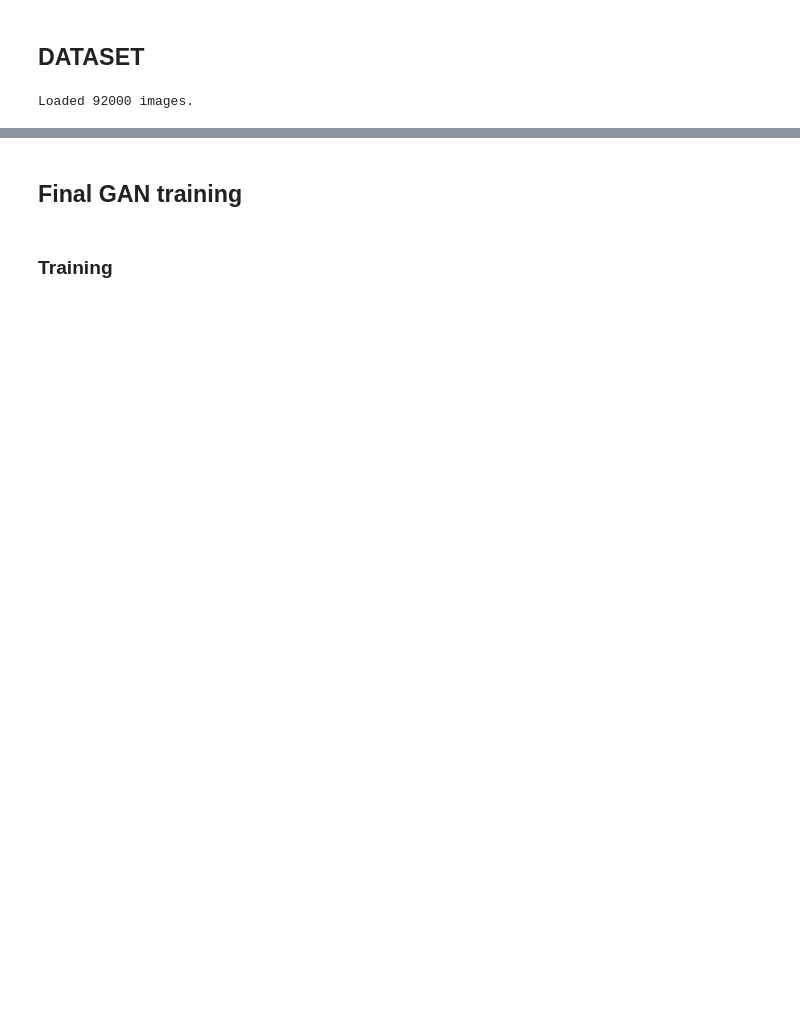
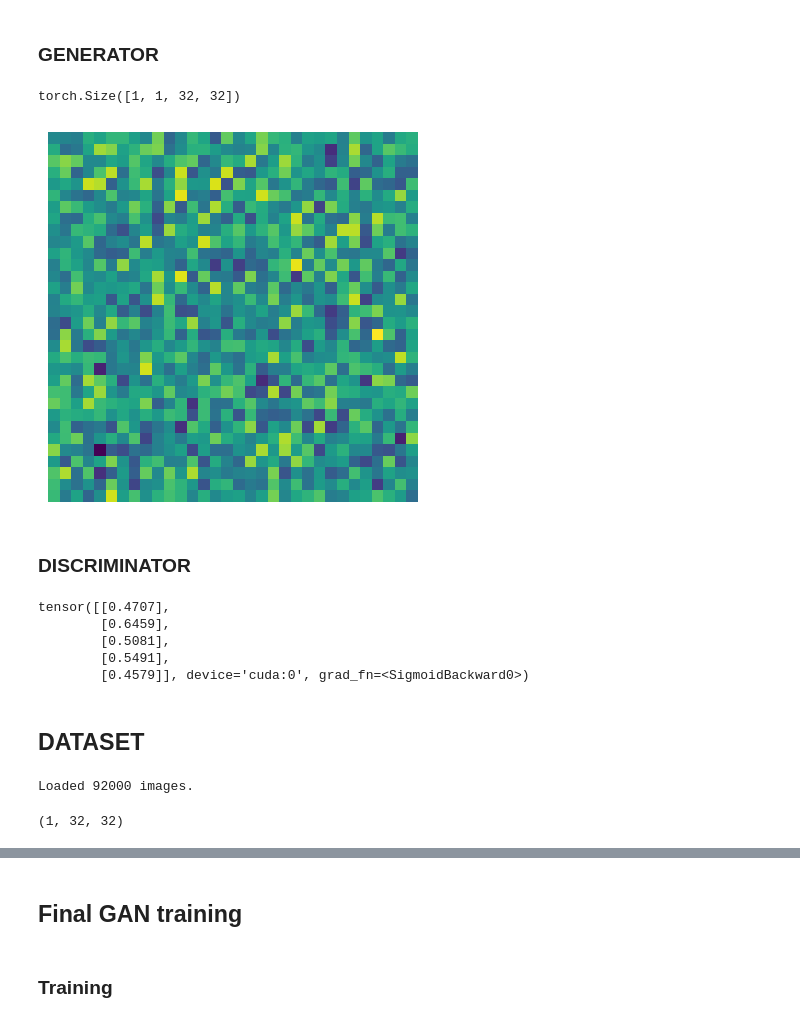
Before and after one commit to sghawana/Devanagri-character-generator, a Jupyter notebook: src/rough.ipynb, the cells around one changed output, grey strips where cells are left out. Drawn from its saved outputs; the diff is of its cells as text; code cells hidden in the pictures; blank space fills up the shorter version.

```diff
--- a/src/rough.ipynb
+++ b/src/rough.ipynb
@@ -21,5 +22,7 @@ DTYPE = torch.float32
 LEARNING_RATE_DISCRIMINATOR = 0.001
 LEARNING_RATE_GENERATOR = 0.001
 NUM_EPOCHS = 10
+# %% [markdown]
+### GENERATOR
 # %%
 class Generator_CNN(nn.Module):
@@ -60,3 +75,17 @@ class Generator_CNN(nn.Module):
         return x
+# %%
+gen = Generator_CNN(DEVICE, DTYPE)
+z = torch.rand(100, device=DEVICE, dtype=DTYPE)
+x = gen.forward(z)
+print(x.shape)
+xx = x.to('cpu').detach().numpy().squeeze()
+plt.imshow(xx, cmap='viridis')
+plt.axis('off')
+plt.show()
+# %% [output]
+torch.Size([1, 1, 32, 32])
+[figure, added]
+# %% [markdown]
+### DISCRIMINATOR
 # %%
 class Discriminator_CNN(nn.Module):
@@ -104,8 +129,18 @@ class Discriminator_CNN(nn.Module):
         return x
+# %%
+dis = Discriminator_CNN(DEVICE, DTYPE)
+w = torch.randn((5, 1, 32, 32), device=DEVICE, dtype=DTYPE)
+y = dis.forward(w)
+y
+# %% [output]
+tensor([[0.4707],
+        [0.6459],
+        [0.5081],
+        [0.5491],
+        [0.4579]], device='cuda:0', grad_fn=<SigmoidBackward0>)
 # %% [markdown]
 ## DATASET
 # %%
-
 
 def load_images_from_directory(root_dir):
     image_list = []
@@ -122,7 +157,7 @@ root_directory = '/home/mtech1/gan/data/all'
 images = load_images_from_directory(root_directory)
 print(f"Loaded {len(images)} images.")
 
-BATCH_SIZE = 92
+BATCH_SIZE = 64
 
 class devnagari(Dataset):
     def __init__(self, data, device, dtype):
@@ -145,5 +180,8 @@ real_dataloader = DataLoader(dataset=real_dataset,
                               batch_size=256,
                               shuffle=True
                               )
+
+images[0].shape
 # %% [output]
 Loaded 92000 images.
+(1, 32, 32)
```
Also changed, not shown: parts of 11 cells of this notebook, 4 other files.
